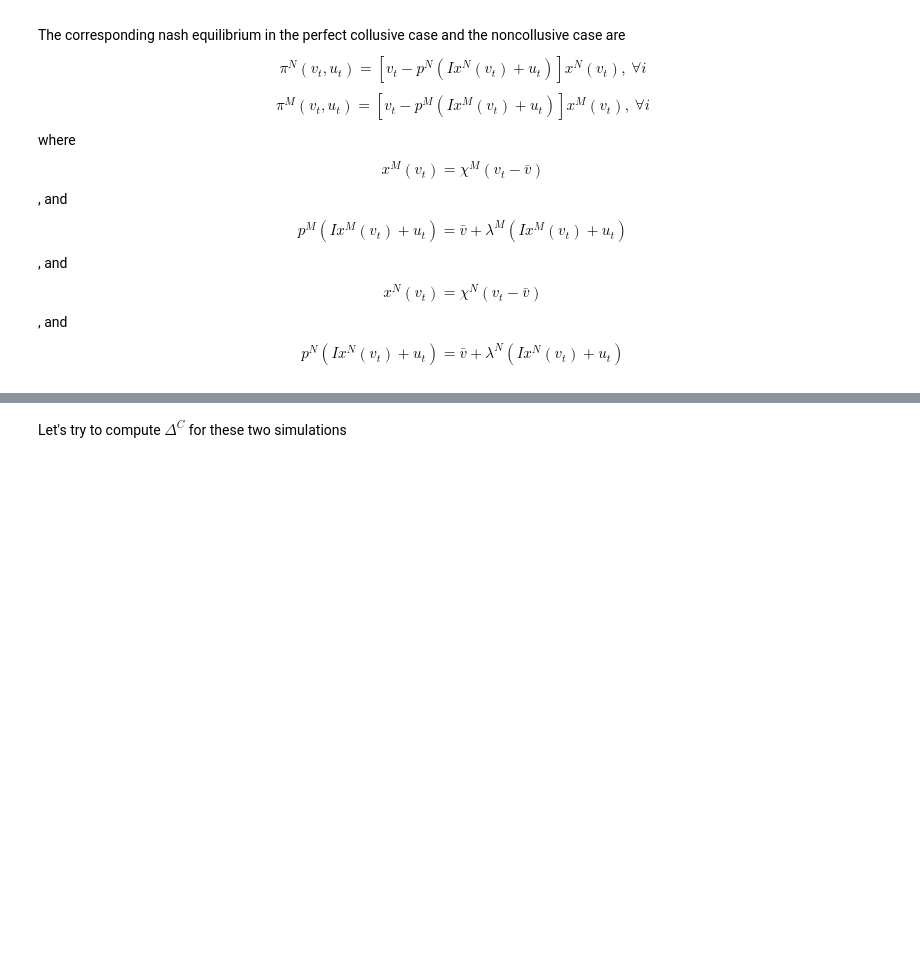
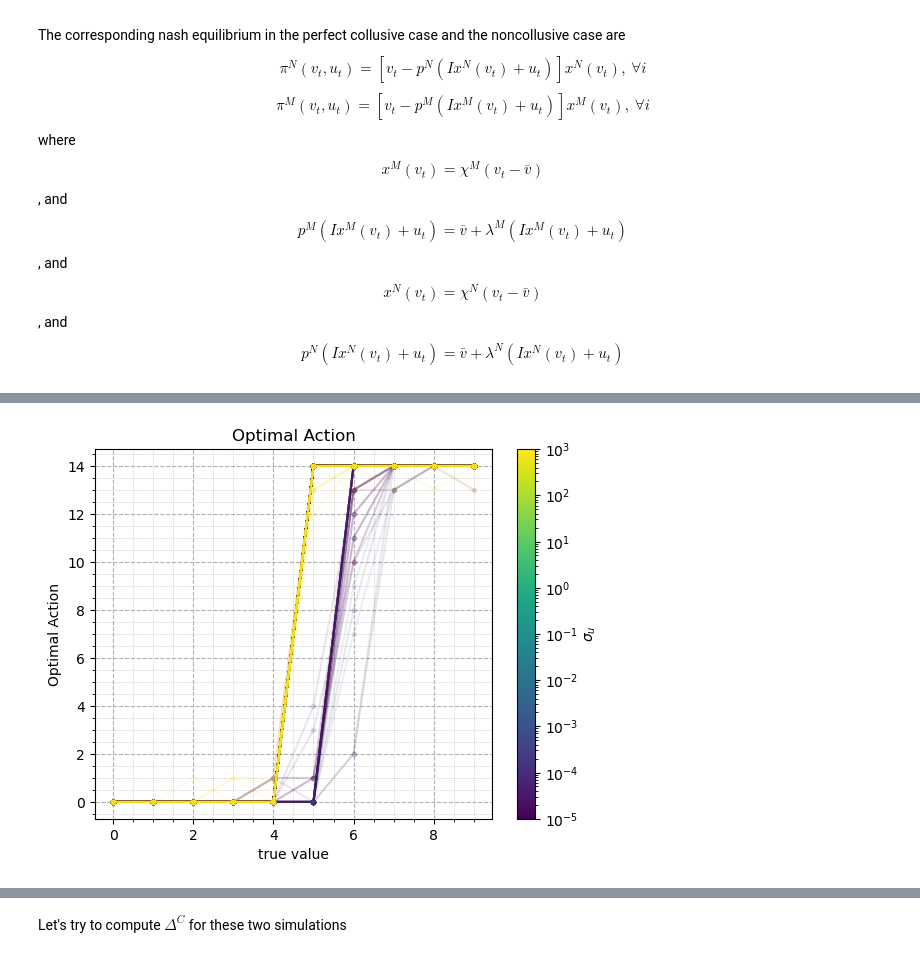
Before and after one commit to moyuanchen/collusion, a Jupyter notebook: Delta_C_calculation.ipynb, the cells around one changed output, grey strips where cells are left out. Cells and saved outputs as stored; diff of their text form; code cells hidden in the pictures; blank space fills up the shorter version.

```diff
--- a/Delta_C_calculation.ipynb
+++ b/Delta_C_calculation.ipynb
@@ -33,0 +90,3 @@ where $$x^M(v_t) = \chi^M(v_t - \bar{v})$$, and $$p^M(Ix^M(v_t) + u_t) = \bar{v}
+# %%
+data = last_files[-3]
+data
@@ -33,0 +111,4 @@ where $$x^M(v_t) = \chi^M(v_t - \bar{v})$$, and $$p^M(Ix^M(v_t) + u_t) = \bar{v}
+# %%
+agents = data['agents']['informed']
+# %%
+q= agents[0].Q.Q
@@ -33,0 +135,68 @@ where $$x^M(v_t) = \chi^M(v_t - \bar{v})$$, and $$p^M(Ix^M(v_t) + u_t) = \bar{v}
+# %%
+# %matplotlib inline
+import matplotlib.cm as cm
+import matplotlib.colors as colors
+fig, ax = plt.subplots()
+cmap = plt.get_cmap("viridis")
+norm = plt.Normalize(vmin=0, vmax=30)
+
+for idx, data in enumerate(last_files):
+    q = data['agents']['informed'][0].Q.Q
+    # Loop over the state space: p in [0,30] and v in [0,9]
+    for p_val in range(31):
+        actions = []
+        for v_val in range(10):
+            # q is a dict with keys as tuple (p, v)
+            optimal_action = np.argmax(q[(p_val, v_val)])
+            actions.append(optimal_action)
+        color = cmap(norm(sigmas[idx]))
+        ax.plot(range(10), actions, '.-', color=color, alpha = 0.1)
+sm = plt.cm.ScalarMappable(cmap=cmap, norm=colors.LogNorm(vmin=1e-5, vmax=1e3))
+sm.set_array([])
+plt.colorbar(sm, ax=ax, label=r'$\sigma_u$')
+plt.xlabel('true value')
+plt.ylabel('Optimal Action')
+plt.title("Optimal Action")
+plt.minorticks_on()
+plt.grid(True, which='major', linestyle='--', linewidth=0.8)
+plt.grid(True, which='minor', linestyle=':', linewidth=0.5)
+plt.savefig('optimal_action.png', dpi=300, bbox_inches='tight')
+# plt.show()
+# for idx, data in enumerate(last_files):
+#     q = data['agents']['informed'][0].Q.Q
+#     # plt.figure()
+#     for v_val in range(10):
+#         actions = []
+#         for p_val in range(31):
+#             # q is a dict with keys as tuple (p, v)
+#             optimal_action = np.argmax(q[(p_val, v_val)])
+#             actions.append(optimal_action)
+#         plt.plot(range(31), actions, '-o',label=f'v={v_val}')
+
+
+
+
+    # for p_val in range(31):
+    #     for v_val in range(10):
+    #         # q is a dict with keys as tuple (p, v)
+    #         optimal_action = np.argmax(q[(p_val, v_val)])
+    #         p_vals.append(p_val)
+    #         v_vals.append(v_val)
+    #         actions.append(optimal_action)
+
+
+#     for p in p_vals:
+#         plt.plot(range(10), actions, '.',label=f'p={p}')
+#     break
+
+#     ax.scatter(p_vals, v_vals, actions, marker='.', label='Optimal Action')
+# # plt.legend()
+
+# ax.set_xlabel('p')
+# ax.set_ylabel('v')
+# # ax.set_zlabel('Optimal Action')
+# plt.title("3D Plot: Optimal Action vs. p (x-axis) and v (y-axis)")
+# # plt.tight_layout()
+# plt.show()
+# %% [output]
+[figure, added]
```
Also changed, not shown: parts of 6 cells of this notebook, 8 other files.
